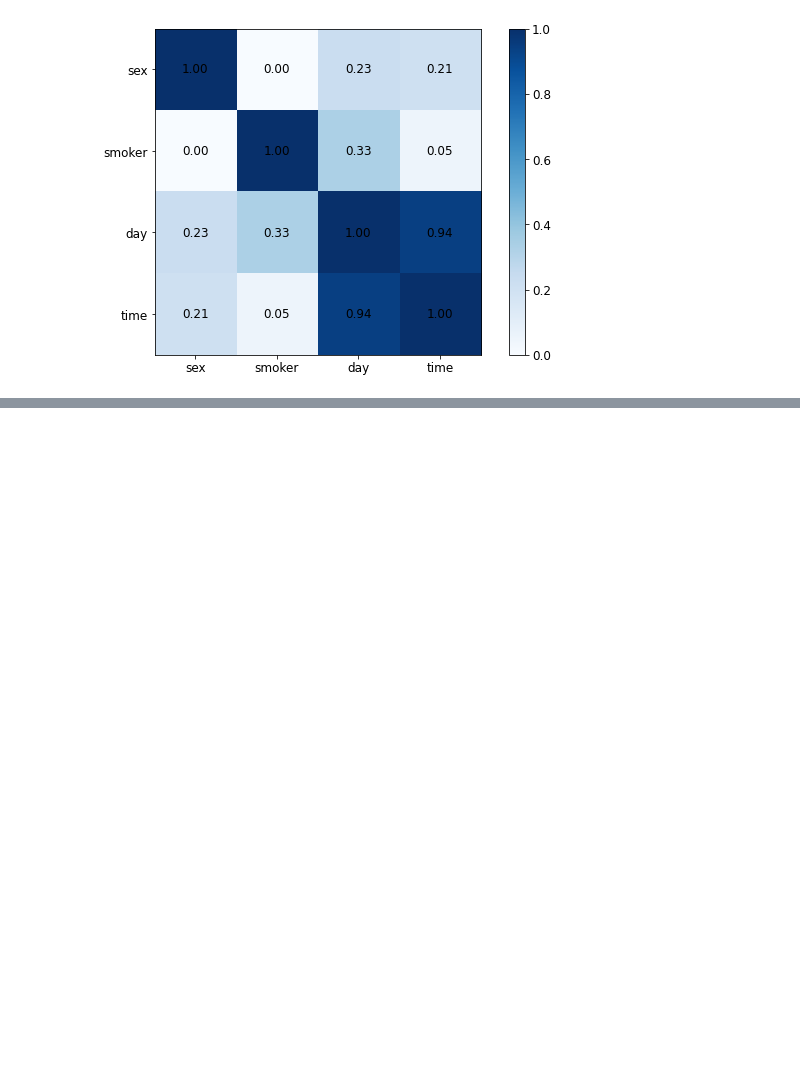
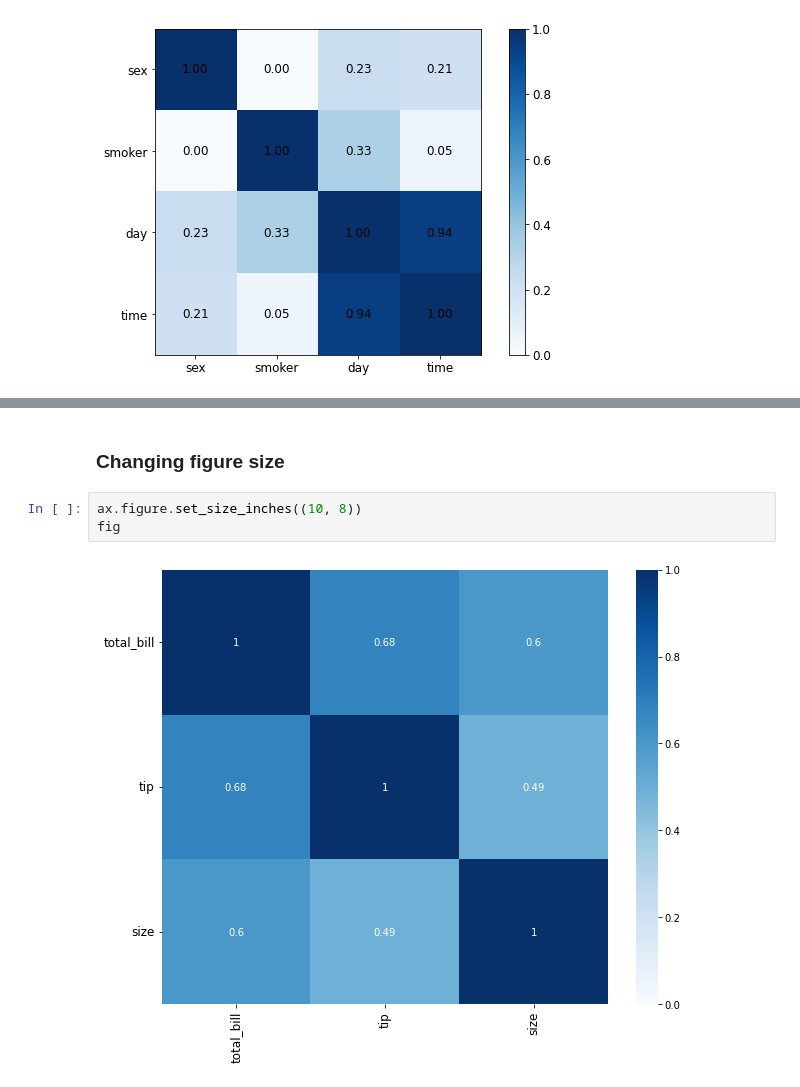
Before and after one commit to rahul-raoniar/pysustrans, a Jupyter notebook: pysustrans/Test.ipynb, the cells around one changed output, grey strips where cells are left out. Cells and saved outputs as stored; diff of their text form; blank space fills up the shorter version.

```diff
--- a/pysustrans/Test.ipynb
+++ b/pysustrans/Test.ipynb
@@ -71,0 +102,7 @@ for (x, y), t in np.ndenumerate(cfit):
+# %% [markdown]
+### Changing figure size
+# %%
+ax.figure.set_size_inches((10, 8))
+fig
+# %% [output]
+[figure, added]
```
Also changed, not shown: parts of 9 cells of this notebook.
